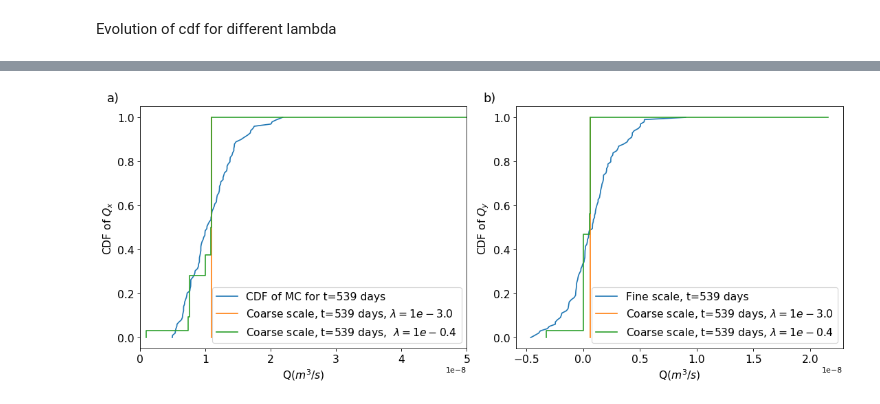
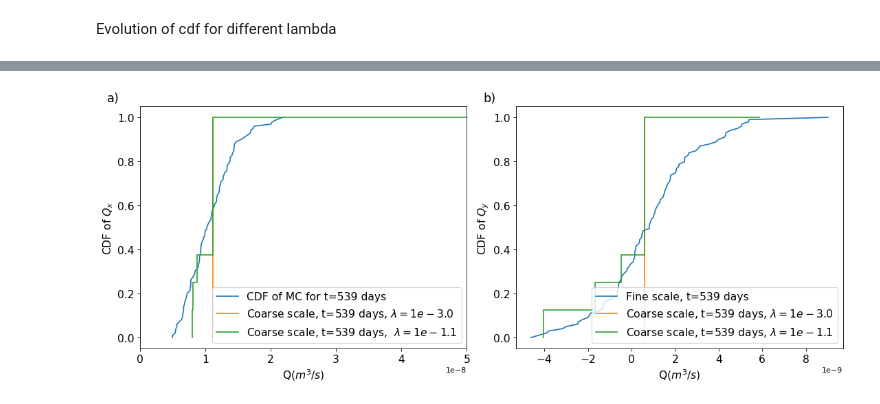
Before and after one commit to dbelivanis/Information-Theory-2, a Jupyter notebook: Optimization/check.ipynb, the cells around one changed output, grey strips where cells are left out. Cells and saved outputs as stored; diff of their text form; code cells hidden in the pictures.

```diff
--- a/Optimization/check.ipynb
+++ b/Optimization/check.ipynb
@@ -149,6 +164,6 @@ array([-1.47005132e-14,  7.12864915e-08,  6.34447889e-08,  6.75576844e-08,
 # %%
 epoch_1 = 1
-epoch_2 = 55
+epoch_2 = 41
 
 time_step = 15
 
@@ -169,34 +184,34 @@ plot_cdf(p,q_x ,time_step,epoch_1,label=rf'Coarse scale, t={ii} days, $\lambda =
 plot_cdf(p,q_x ,time_step,epoch_2,label=rf'Coarse scale, t={ii} days,  $\lambda = 1e{np.round(lam[epoch_2],1)}$')
 
 plt.xlabel(r'Q($m^3/s$)', fontsize= 14)
 plt.ylabel(r'CDF of $Q_x$', fontsize= 14)
 
 plt.tick_params(axis='both', which='major', labelsize=14)
 plt.ticklabel_format(axis="x", style="sci", scilimits=(0,0))
 plt.legend(loc=4, fontsize= 14)
 plt.xlim(0.0, 5.0e-8)
 
 ax1 = plt.subplot(122)
 ax1.text(-0.1, 1.02, 'b)', transform=ax1.transAxes,size=16)
 
 Q_MC = q_MC_y[:,ii]
 
 index_MC = np.argsort(Q_MC)
 plt.plot(Q_MC[index_MC],np.linspace(0,1,100),label=rf'Fine scale, t={ii} days')
 plot_cdf(p,q_y ,time_step,epoch_1,label=rf'Coarse scale, t={ii} days, $\lambda = 1e{np.round(lam[epoch_1],1)}$')
 plot_cdf(p,q_y ,time_step,epoch_2,label=rf'Coarse scale, t={ii} days, $\lambda = 1e{np.round(lam[epoch_2],1)}$')
 
 plt.xlabel(r'Q($m^3/s$)', fontsize= 14)
 plt.ylabel(r'CDF of $Q_y$', fontsize= 14)
 
 plt.tick_params(axis='both', which='major', labelsize=14)
 plt.ticklabel_format(axis="x", style="sci", scilimits=(0,0))
 plt.legend(loc=4, fontsize= 14)
 plt.savefig('./../../../plots/2d_cdf_paper.pdf', bbox_inches='tight',dpi=my_dpi)
 
 plt.show()
 # %% [output]
-[figure, old version]
+[figure, new version]
 # %%
 # x1_2d = k_y[epoch,:,:]
 # w1 = p[epoch,:]
```
Also changed, not shown: parts of 12 cells of this notebook, 2 other files.
